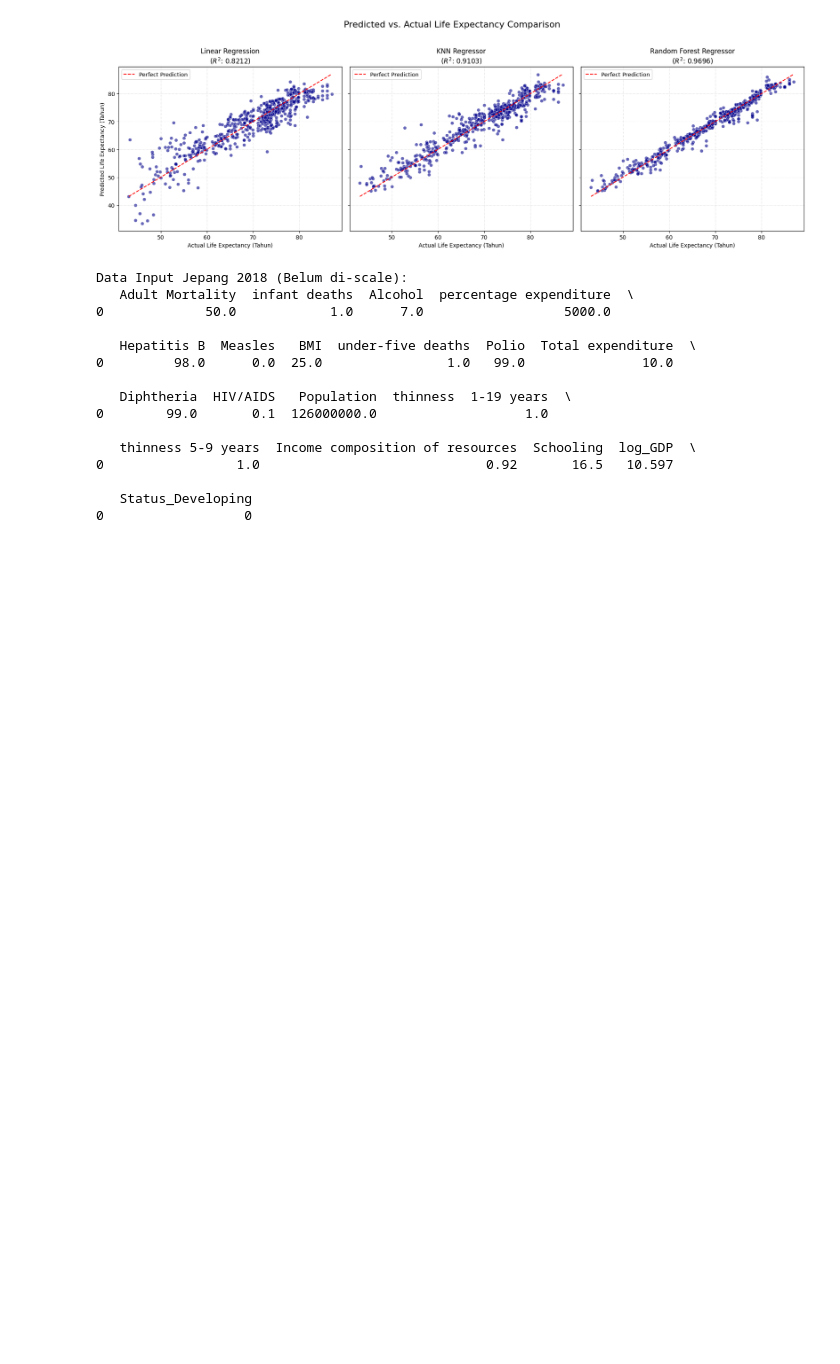
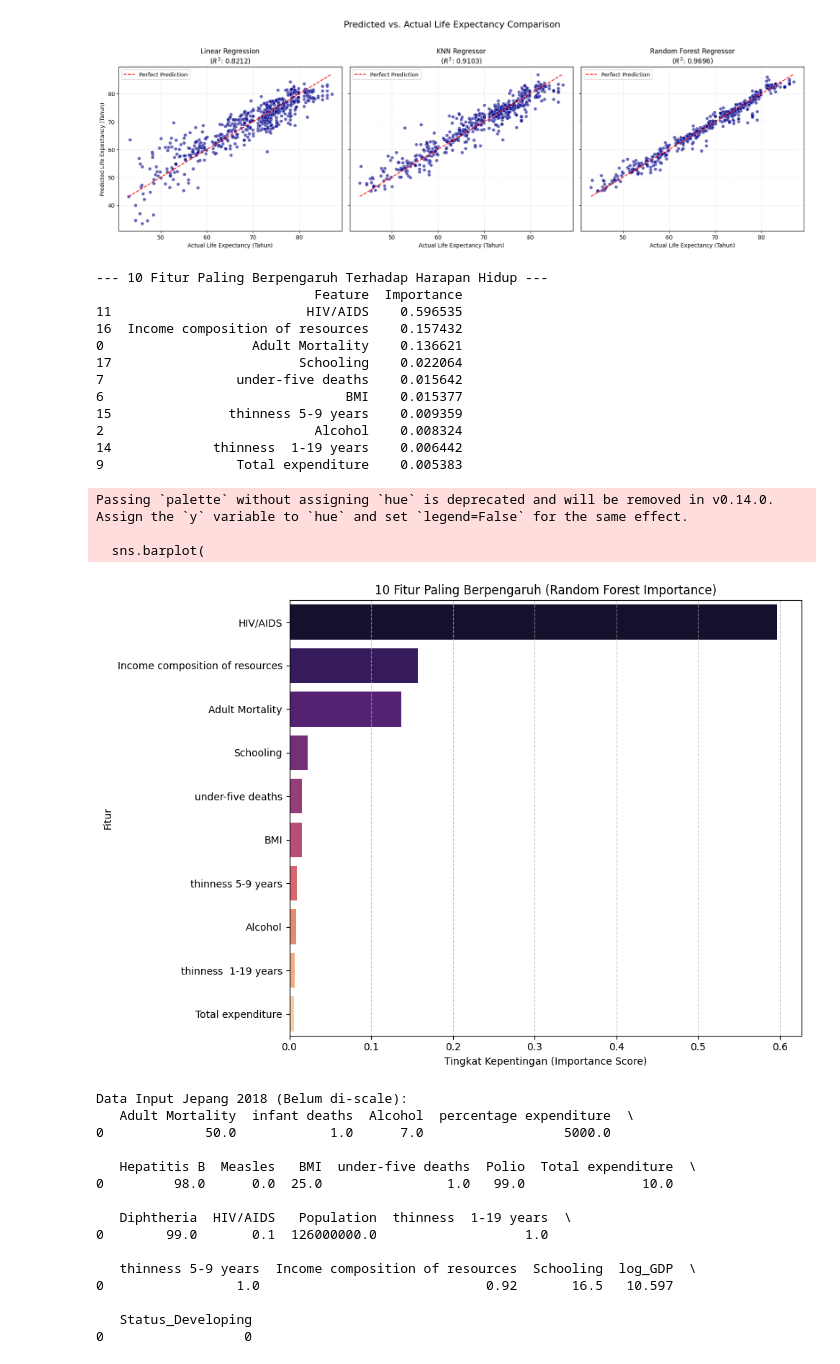
Before and after one commit to neviori/Life-Expectancy, a Jupyter notebook: Notebook.ipynb, the cells around one changed output. Drawn from its saved outputs; the diff is of its cells as text; code cells hidden in the pictures; blank space fills up the shorter version.

Commit message:
fitur berpengaruh

```diff
--- a/Notebook.ipynb
+++ b/Notebook.ipynb
@@ -527,6 +530,63 @@ plt.savefig('predicted_vs_actual_comparison.png')
 plt.show()
 # %% [output]
 [figure]
+# %%
+import pandas as pd
+import matplotlib.pyplot as plt
+import seaborn as sns
+
+# rf_final sudah didefinisikan di cell sebelumnya
+
+# 1. Ekstrak Feature Importance dari Model Random Forest Final
+importances = rf_final.feature_importances_
+
+# 2. Pasangkan Importances dengan Nama Fitur
+feature_names = X_train_scaled.columns
+
+feature_importance_df = pd.DataFrame({
+    'Feature': list(feature_names),
+    'Importance': importances
+})
+
+# 3. Urutkan dan Pilih 10 Fitur Teratas
+feature_importance_df = feature_importance_df.sort_values(by='Importance', ascending=False)
+top_10_features = feature_importance_df.head(10)
+
+print("\n--- 10 Fitur Paling Berpengaruh Terhadap Harapan Hidup ---")
+print(top_10_features)
+
+# 4. Visualisasi 10 Fitur Teratas
+plt.figure(figsize=(10, 7))
+sns.barplot(
+    x='Importance',
+    y='Feature',
+    data=top_10_features,
+    palette='magma'
+)
+plt.title('10 Fitur Paling Berpengaruh (Random Forest Importance)')
+plt.xlabel('Tingkat Kepentingan (Importance Score)')
+plt.ylabel('Fitur')
+plt.grid(axis='x', linestyle='--', alpha=0.7)
+plt.tight_layout()
+plt.savefig('top_10_feature_importance.png')
+plt.show()
+# %% [output]
+--- 10 Fitur Paling Berpengaruh Terhadap Harapan Hidup ---
+                            Feature  Importance
+11                         HIV/AIDS    0.596535
+16  Income composition of resources    0.157432
+0                   Adult Mortality    0.136621
+17                        Schooling    0.022064
+7                 under-five deaths    0.015642
+6                               BMI    0.015377
+15               thinness 5-9 years    0.009359
+2                           Alcohol    0.008324
+14             thinness  1-19 years    0.006442
+9                 Total expenditure    0.005383
+Passing `palette` without assigning `hue` is deprecated and will be removed in v0.14.0. Assign the `y` variable to `hue` and set `legend=False` for the same effect.
+
+  sns.barplot(
+[figure, added]
 # %%
 # Asumsi: variabel `rf_reg` dan `scaler` sudah terdefinisi dari Langkah 10.
 # Asumsi: urutan kolom sama dengan X_train_scaled.columns Anda.
```
Also changed, not shown: parts of 1 cell of this notebook, 2 other files.
